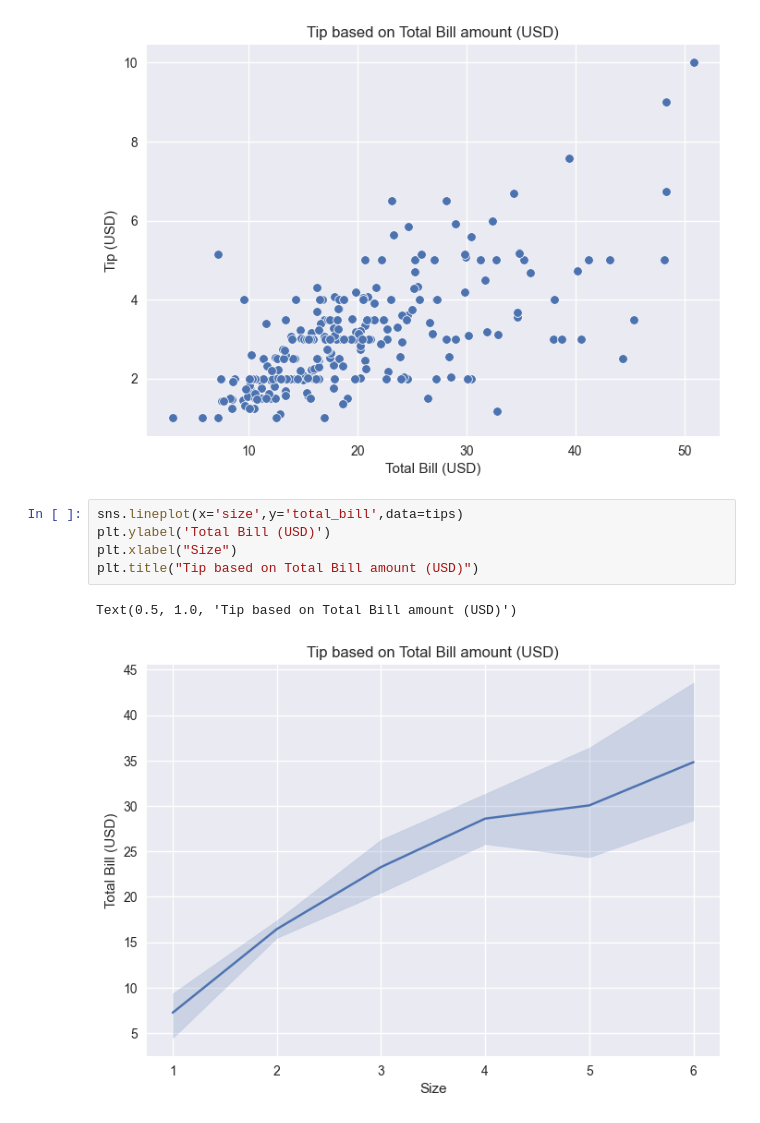
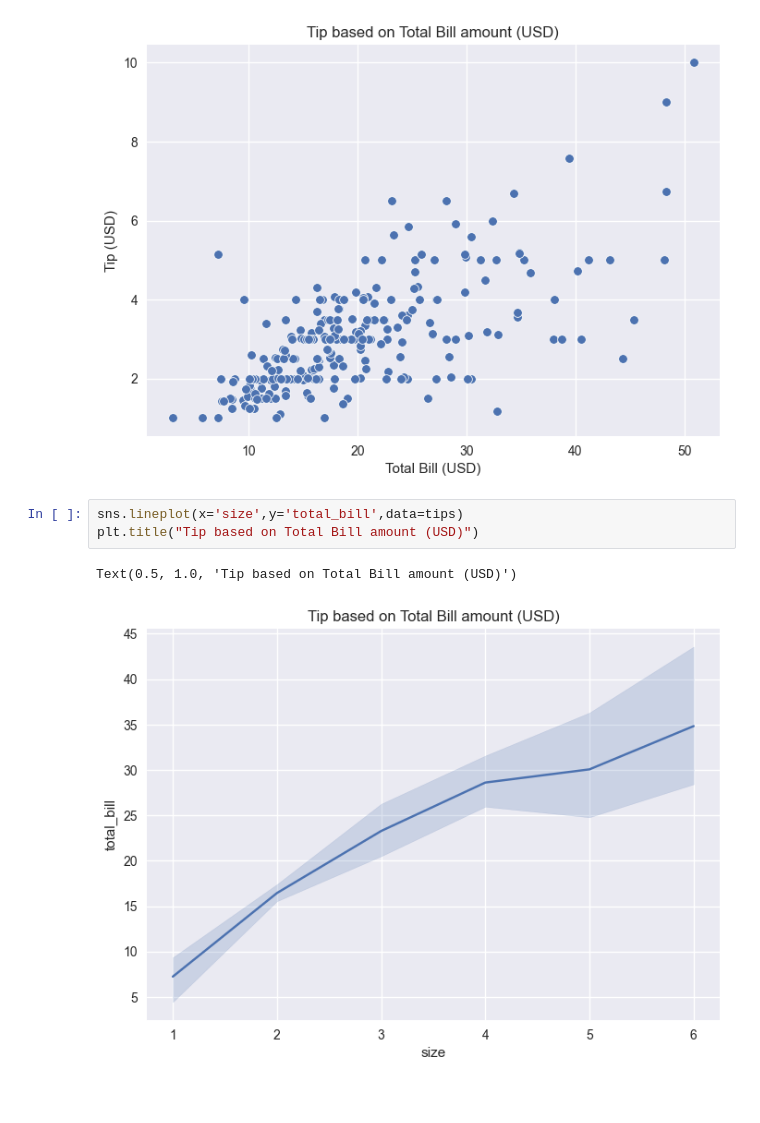
Before and after one commit to Himanshu1104K/SeabornTutorial, a Jupyter notebook: Day1.ipynb, the cells around one changed output. Drawn from its saved outputs; the diff is of its cells as text.

```diff
--- a/Day1.ipynb
+++ b/Day1.ipynb
@@ -24,12 +24,10 @@ Text(0.5, 1.0, 'Tip based on Total Bill amount (USD)')
 [figure]
 # %%
 sns.lineplot(x='size',y='total_bill',data=tips)
-plt.ylabel('Total Bill (USD)')
-plt.xlabel("Size")
 plt.title("Tip based on Total Bill amount (USD)")
 # %% [output]
 Text(0.5, 1.0, 'Tip based on Total Bill amount (USD)')
-[figure, old version]
+[figure, new version]
 # %%
 sns.set_style('whitegrid')
 
```
Also changed, not shown: parts of 2 cells of this notebook, 1 other file.
